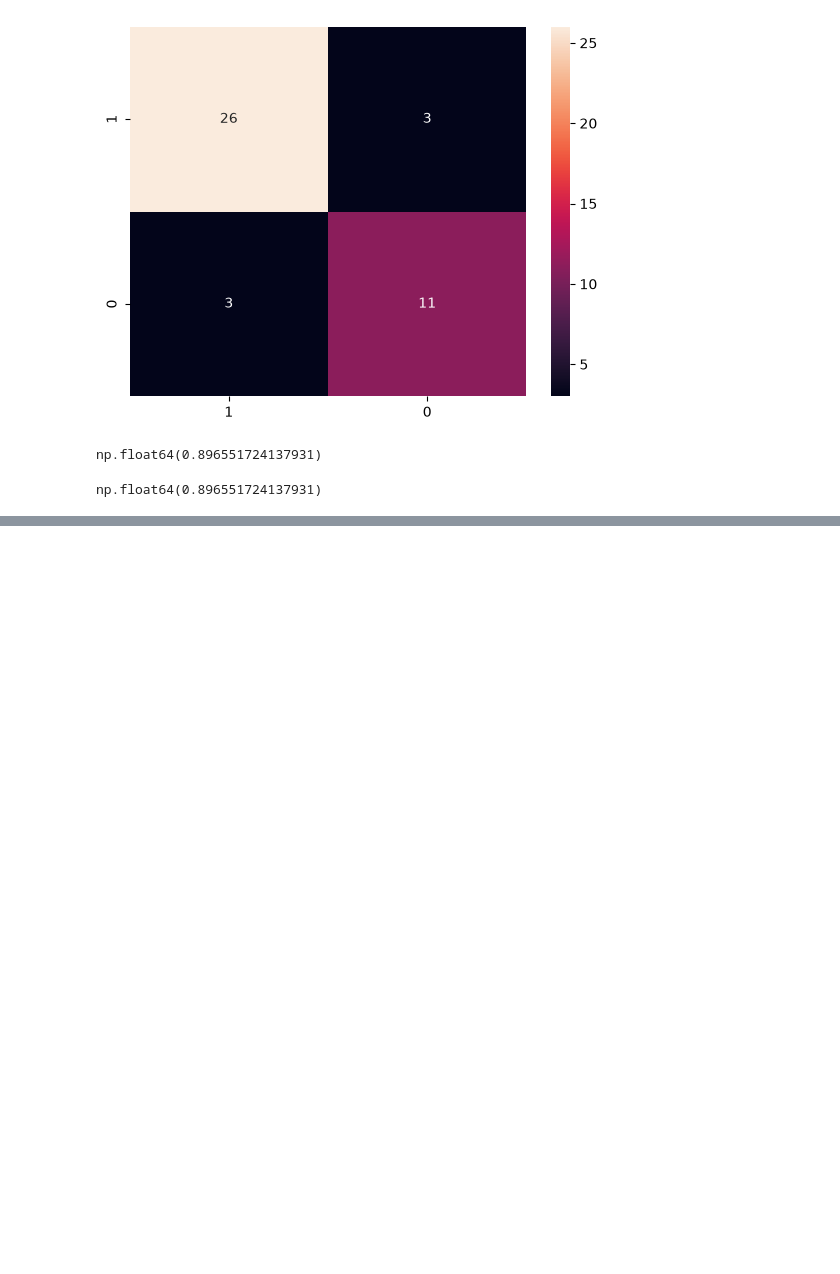
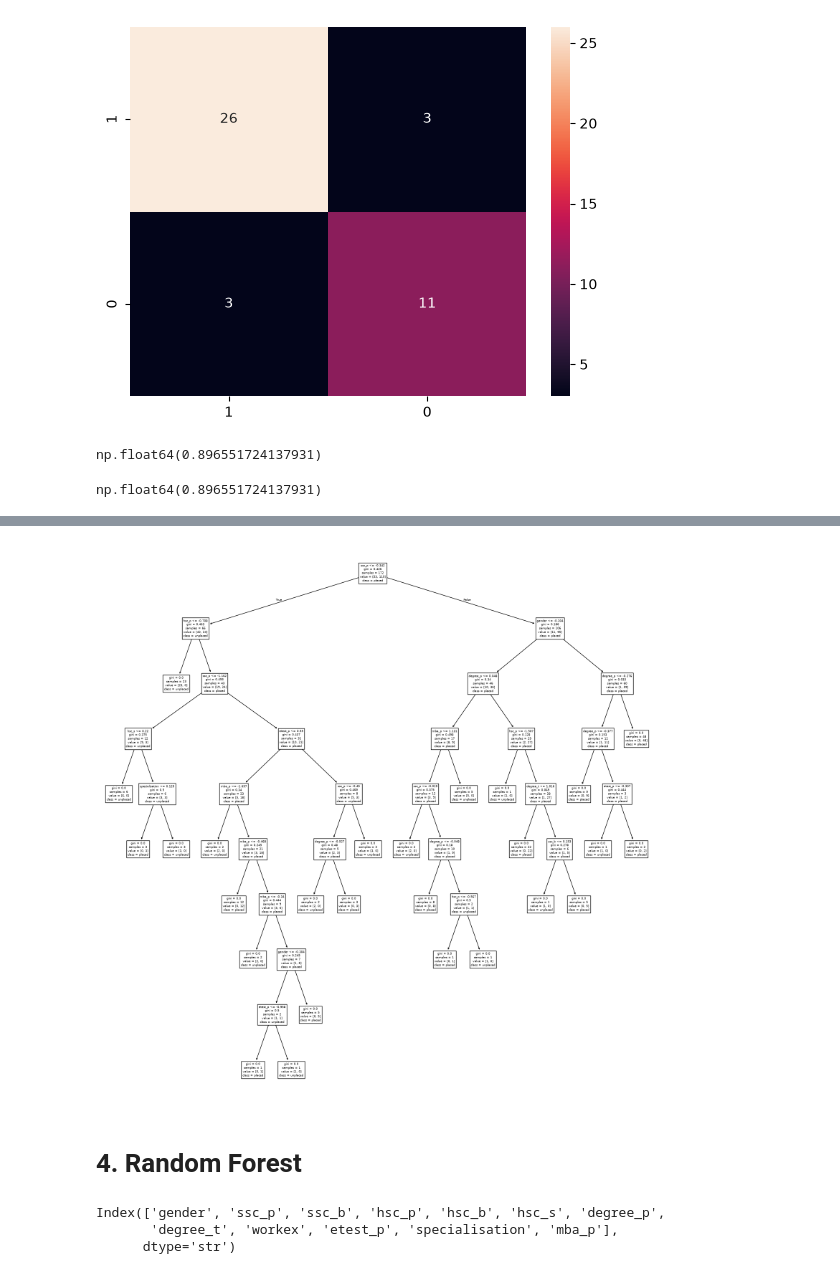
Before and after one commit to zeusbtc69/python, a Jupyter notebook: jupyter/placement.ipynb, the cells around one changed output, grey strips where cells are left out. Saved outputs shown, nothing was run; the diff lists cells and outputs as text; code cells hidden in the pictures; blank space fills up the shorter version.

```diff
--- a/jupyter/placement.ipynb
+++ b/jupyter/placement.ipynb
@@ -285,0 +333,14 @@ np.float64(0.896551724137931)
+# %%
+plt.figure(figsize=(20,20))
+tree.plot_tree(dc, feature_names=placement.columns[:-2], class_names=['unplaced', 'placed'])
+plt.show()
+# %% [output]
+[figure, added]
+# %% [markdown]
+# 4. Random Forest
+# %%
+placement.columns[:-2]
+# %% [output]
+Index(['gender', 'ssc_p', 'ssc_b', 'hsc_p', 'hsc_b', 'hsc_s', 'degree_p',
+       'degree_t', 'workex', 'etest_p', 'specialisation', 'mba_p'],
+      dtype='str')
```
Also changed, not shown: parts of 18 cells of this notebook, 3 other files.
